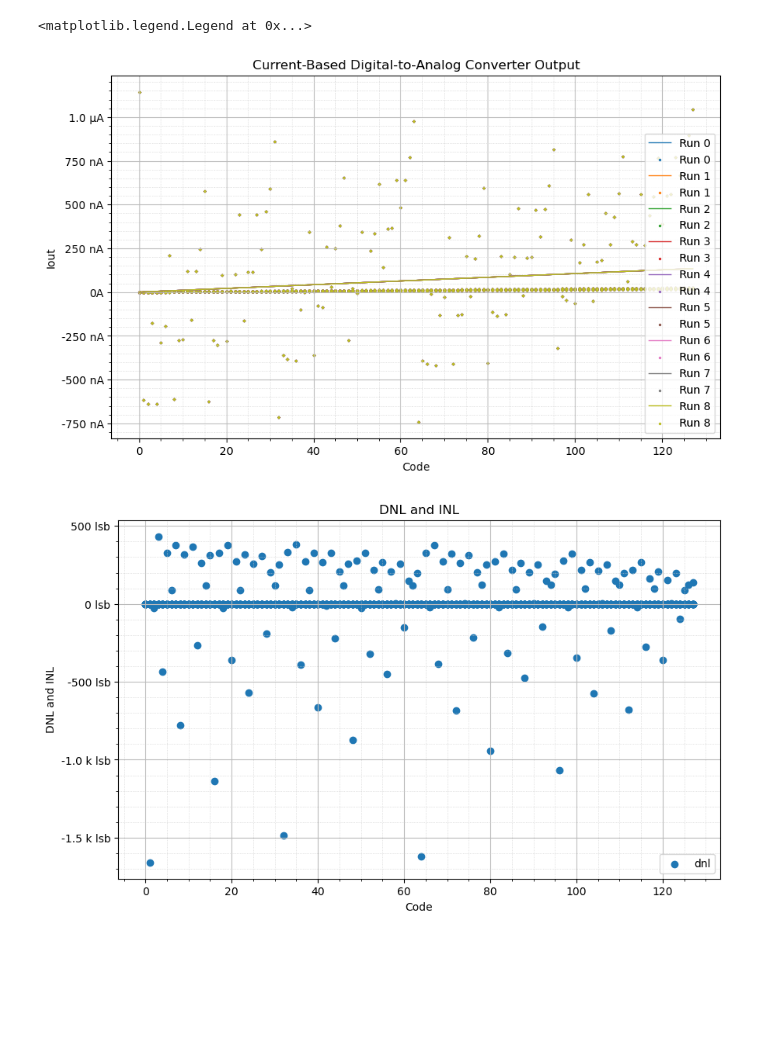
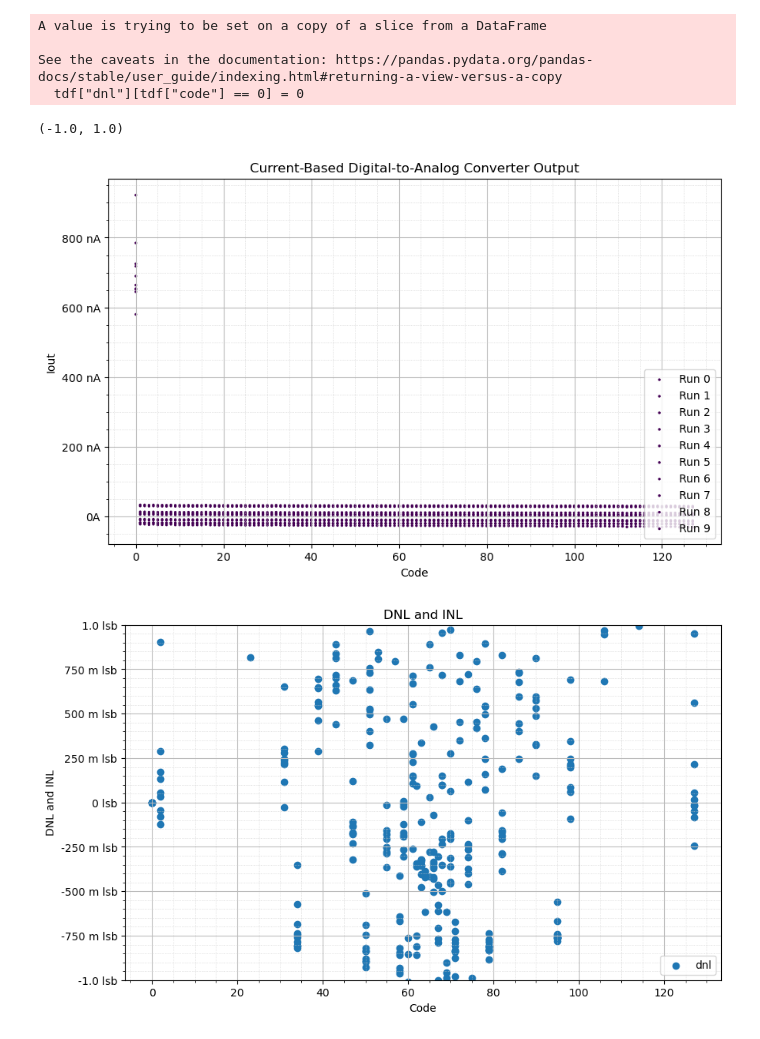
Before and after one commit to James-Jagielski/7-bit-D-A-converter-MP4-MADVLSI, a Jupyter notebook: schematics/simulations/plot_dac_mc.ipynb, the cells around one changed output. Saved outputs shown, nothing was run; the diff lists cells and outputs as text; code cells hidden in the pictures; blank space fills up the shorter version.

Commit message:
test various circuits

```diff
--- a/schematics/simulations/plot_dac_mc.ipynb
+++ b/schematics/simulations/plot_dac_mc.ipynb
@@ -10,9 +10,9 @@ n_bits = 7
 n_codes = 2 ** n_bits
 mc_simulations = []
 # results_dir = "ieee_DAC/simulation_results/"
-results_dir = "ieee_DAC/dac_with_external_bias_gen/test_6"
+results_dir = "ieee_DAC/dac_with_external_bias_gen/test_10"
 
-for filename in os.listdir(results_dir):
+for filenum, filename in enumerate(os.listdir(results_dir)):
     df = pd.read_csv(os.path.join(results_dir, filename), delimiter = "\s+")
     # print("Raw dataframe:")
     # print(df.head(3))
@@ -23,6 +23,7 @@ for filename in os.listdir(results_dir):
         df["code"] = df["code"] + (df[f"v{bit}"] < .5*df["vdd"]) * 2 ** (n_bits - bit - 1)
         df.drop(f"v{bit}", axis = "columns", inplace = True)
     df.rename({"i(viout)": "Iout"}, axis = "columns", inplace = True)
+    df["mc_run"] = filenum
 
     df.sort_values("code", inplace = True)
     df["diff"] = np.diff(df["Iout"], prepend = 0)
@@ -53,13 +54,13 @@ max_dnl = max(tdf["dnl"])
 print(f"max difference (DNL) = {si_format(max_dnl, precision = 2)}A = {np.round(max_dnl, 3)} lsb")
 print()
 
-# print("Final dataframe:")
-# print(tdf.head(3))
-# print()
+print("Final dataframe:")
+print(tdf.head(3))
+print()
 
 for i, df_simulation in enumerate(mc_simulations):
-    plt.plot(np.array(tdf["code"]), np.array(tdf["Iout_ideal"]), linewidth = 1, label = f"Run {i}")
-    plt.scatter(np.array(tdf["code"]), np.array(tdf["Iout"]), s = 2, label = f"Run {i}")
+    # plt.plot(np.array(tdf["code"]), np.array(tdf["Iout_ideal"]), linewidth = 1, label = f"Run {i}")
+    plt.scatter(np.array(df_simulation["code"]), np.array(df_simulation["Iout"]), c = df_simulation["mc_run"], s = 2, label = f"Run {i}")
 plt.legend(loc = "lower right")
 
 plt.figure(figsize = (10, 6))
@@ -69,4 +70,5 @@ mc_helper.make_grids()
 plt.scatter(tdf["code"], tdf["dnl"], label = "dnl")
 # plt.scatter(tdf["code"], tdf["inl"], label = "inl")
 plt.legend(loc = "lower right")
+plt.ylim(-1, 1)
 # %% [output]
@@ -76,3 +89,7 @@ max difference (DNL) = 433.24 A = 433.242 lsb
-<matplotlib.legend.Legend at 0x...>
+A value is trying to be set on a copy of a slice from a DataFrame
+
+See the caveats in the documentation: https://pandas.pydata.org/pandas-docs/stable/user_guide/indexing.html#returning-a-view-versus-a-copy
+  tdf["dnl"][tdf["code"] == 0] = 0
+(-1.0, 1.0)
-[figure, old version]
+[figure, new version]
-[figure, old version]
+[figure, new version]
```
Also changed, not shown: parts of 1 cell of this notebook, 42 other files.
